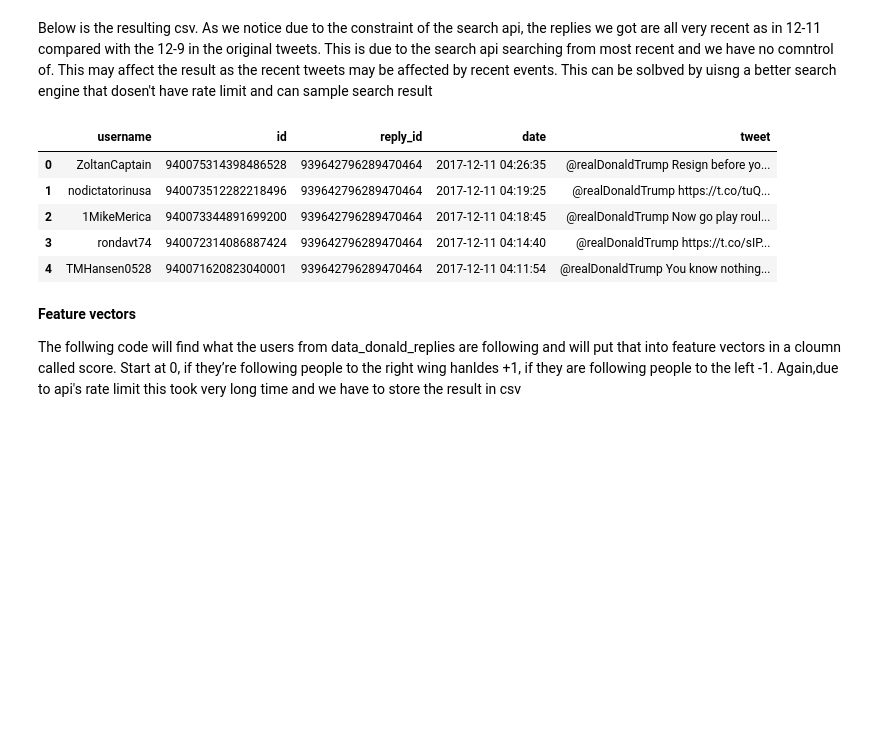
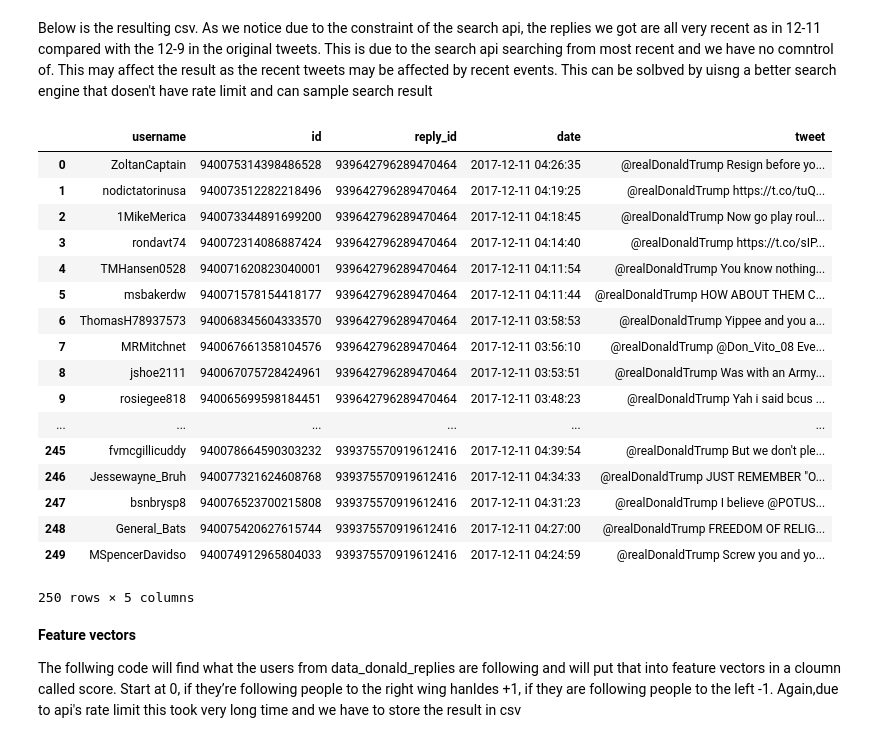
Before and after one commit to sarah-bullard/cmsc320-finalproject, a Jupyter notebook: cmsc320finalproject.ipynb, the cells around one changed output. Cells and saved outputs as stored; diff of their text form; code cells hidden in the pictures; blank space fills up the shorter version.

```diff
--- a/cmsc320finalproject.ipynb
+++ b/cmsc320finalproject.ipynb
@@ -330,15 +321,27 @@ Below is the resulting csv. As we notice due to the constraint of the search api
 # %%
 # Replies of Trump
 data_donald_replies = pd.read_csv("trump_replies.csv")
 
-data_donald_replies.head()
+data_donald_replies
 # %% [output]
 |  | username | id | reply_id | date | tweet |
 | 0 | ZoltanCaptain | 940075314398486528 | 939642796289470464 | 2017-12-11 04:26:35 | @realDonaldTrump Resign before yo... |
 | 1 | nodictatorinusa | 940073512282218496 | 939642796289470464 | 2017-12-11 04:19:25 | @realDonaldTrump https://t.co/tuQ... |
 | 2 | 1MikeMerica | 940073344891699200 | 939642796289470464 | 2017-12-11 04:18:45 | @realDonaldTrump Now go play roul... |
 | 3 | rondavt74 | 940072314086887424 | 939642796289470464 | 2017-12-11 04:14:40 | @realDonaldTrump https://t.co/sIP... |
 | 4 | TMHansen0528 | 940071620823040001 | 939642796289470464 | 2017-12-11 04:11:54 | @realDonaldTrump You know nothing... |
+| 5 | msbakerdw | 940071578154418177 | 939642796289470464 | 2017-12-11 04:11:44 | @realDonaldTrump HOW ABOUT THEM C... |
+| 6 | ThomasH78937573 | 940068345604333570 | 939642796289470464 | 2017-12-11 03:58:53 | @realDonaldTrump Yippee and you a... |
+| 7 | MRMitchnet | 940067661358104576 | 939642796289470464 | 2017-12-11 03:56:10 | @realDonaldTrump @Don_Vito_08 Eve... |
+| 8 | jshoe2111 | 940067075728424961 | 939642796289470464 | 2017-12-11 03:53:51 | @realDonaldTrump Was with an Army... |
+| 9 | rosiegee818 | 940065699598184451 | 939642796289470464 | 2017-12-11 03:48:23 | @realDonaldTrump Yah i said bcus ... |
+| ... | ... | ... | ... | ... | ... |
+| 245 | fvmcgillicuddy | 940078664590303232 | 939375570919612416 | 2017-12-11 04:39:54 | @realDonaldTrump But we don't ple... |
+| 246 | Jessewayne_Bruh | 940077321624608768 | 939375570919612416 | 2017-12-11 04:34:33 | @realDonaldTrump JUST REMEMBER "O... |
+| 247 | bsnbrysp8 | 940076523700215808 | 939375570919612416 | 2017-12-11 04:31:23 | @realDonaldTrump I believe @POTUS... |
+| 248 | General_Bats | 940075420627615744 | 939375570919612416 | 2017-12-11 04:27:00 | @realDonaldTrump FREEDOM OF RELIG... |
+| 249 | MSpencerDavidso | 940074912965804033 | 939375570919612416 | 2017-12-11 04:24:59 | @realDonaldTrump Screw you and yo... |
+250 rows × 5 columns
 # %% [markdown]
 <b> Feature vectors </b>
 
```
Also changed, not shown: parts of 3 cells of this notebook.
